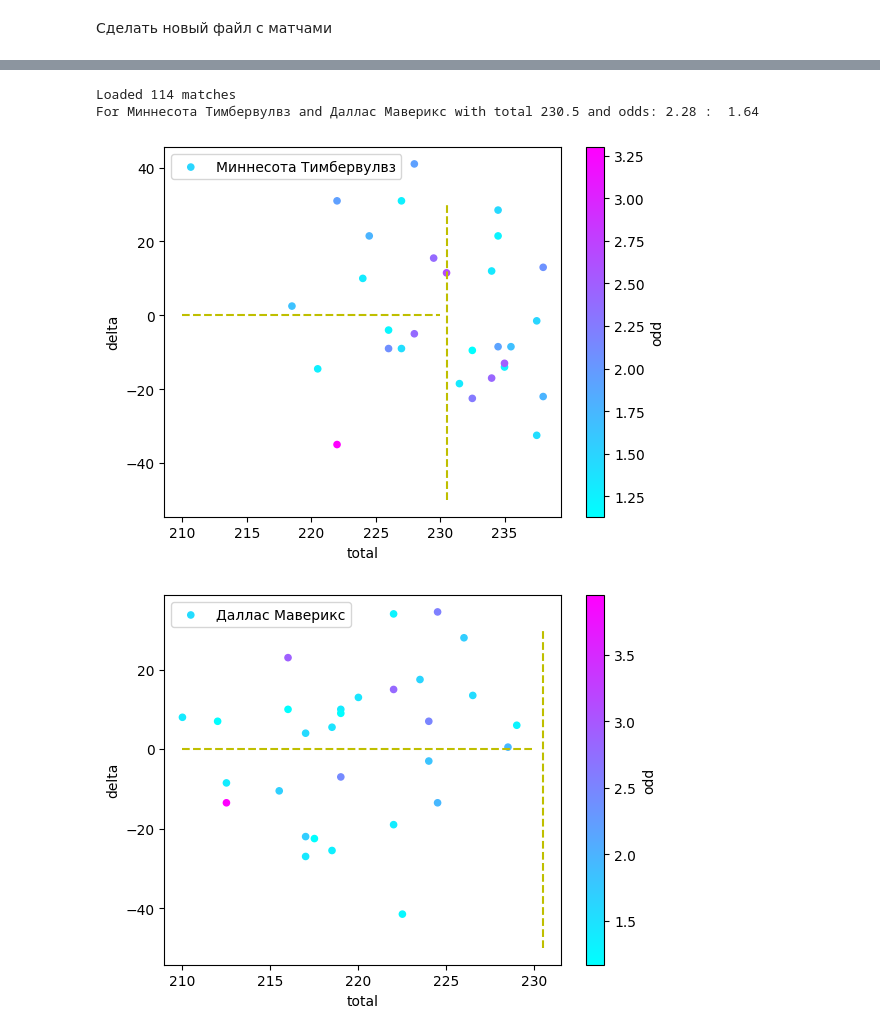
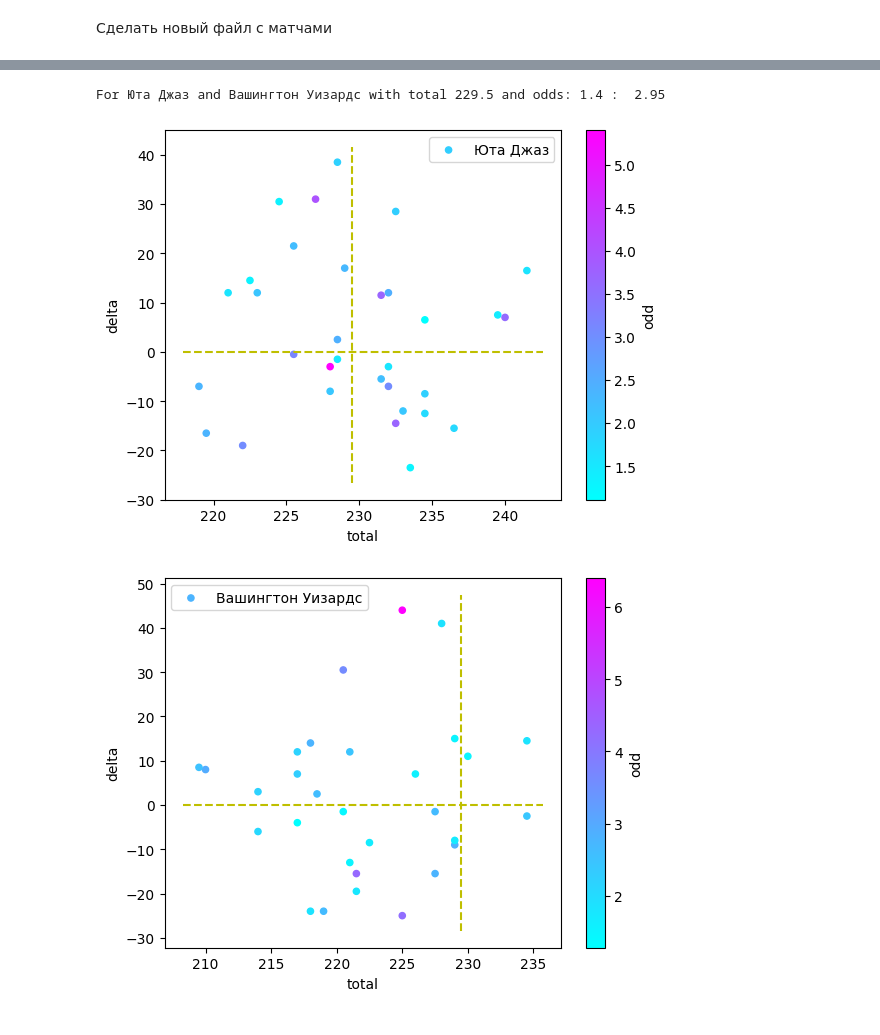
Before and after one commit to glahiator/basket_total, a Jupyter notebook: analyze.ipynb, the cells around one changed output, grey strips where cells are left out. Cells and saved outputs as stored; diff of their text form; code cells hidden in the pictures.

Commit message:
Modify drawing scripts for new implementation with storage and match lifecycle

```diff
--- a/analyze.ipynb
+++ b/analyze.ipynb
@@ -116,38 +77,15 @@ t = get_team("Филадельфия Сиксерс")
-# %%
-import datetime, json
-import pandas as pd
-src = []
-with open( "matches_sched.json", 'r', encoding='utf-8', newline='' ) as f:
-    src = json.load(f)
-print(f"Loaded {len(src)} matches")
-dst = []
-for m in src:
-    m_new = {}
-    is_break = False
-    for k,v in m.items():
-        if k in ["home", "away"]:
-            m_new[k] = v
-        elif k == "odds":
-            m_new["odd_h"] = v["home"]
-            m_new["odd_a"] = v["away"]
-            for ttl in v['total']:
-                if float( ttl[1] ) < 1.97  and float( ttl[2] ) < 2.0 :
-                    m_new['total'] = ttl[0]
-        elif k == "date":
-            match_date =  pd.to_datetime(v)
-            search_date =  datetime.datetime.now() + datetime.timedelta(days=1)
-            if match_date > search_date:
-                is_break = True
-                break
-    if is_break:
-        break
-    dst.append(m_new)
-
-m = dst[6]
-print( f"For {m['home']} and {m['away']} with total {m['total']} and odds: {m['odd_h']} :  {m['odd_a']}")
-complete_match( m['home'], m['away'], m['total'] )
-# %% [output]
-Loaded 114 matches
-For Миннесота Тимбервулвз and Даллас Маверикс with total 230.5 and odds: 2.28 :  1.64
-[figure, removed]
-[figure, removed]
+# %%
+import datetime, json
+import pandas as pd
+
+today = pd.read_json("storage/today.json" )
+del today["id"]
+del today["gandicap"]
+
+m = today.iloc[1]
+print( f"For {m['home']} and {m['away']} with total {m['total']} and odds: {m['odd_h']} :  {m['odd_a']}")
+complete_match( m['home'], m['away'], m['total'] )
+# %% [output]
+For Юта Джаз and Вашингтон Уизардс with total 229.5 and odds: 1.4 :  2.95
+[figure, added]
+[figure, added]
```
Also changed, not shown: parts of 6 cells of this notebook, 4 other files.
